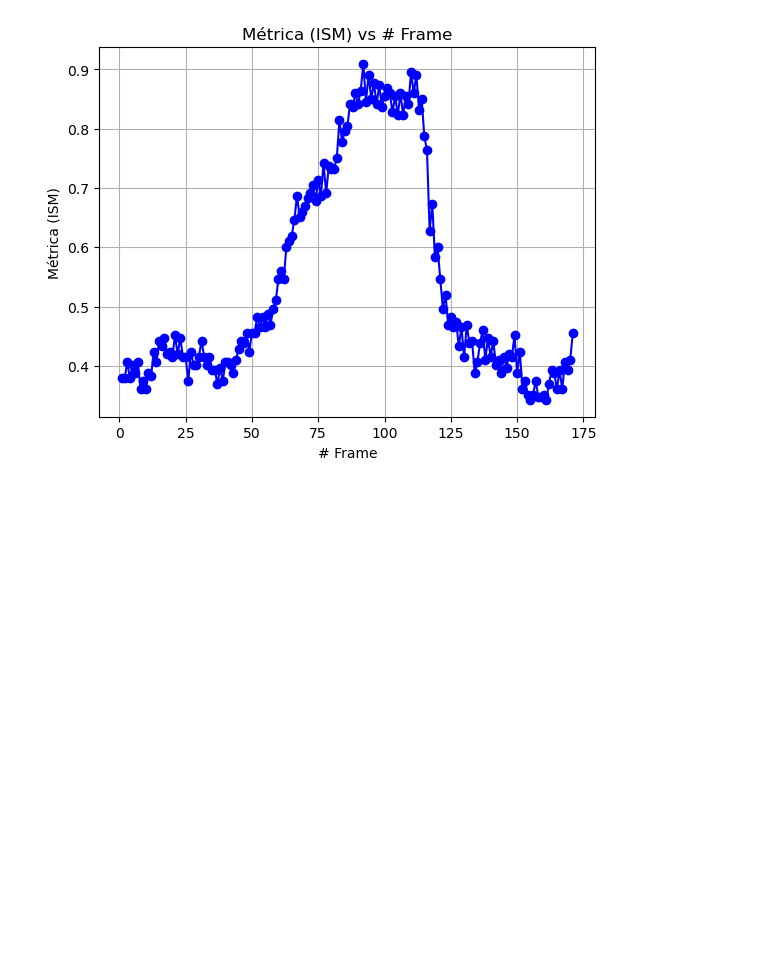
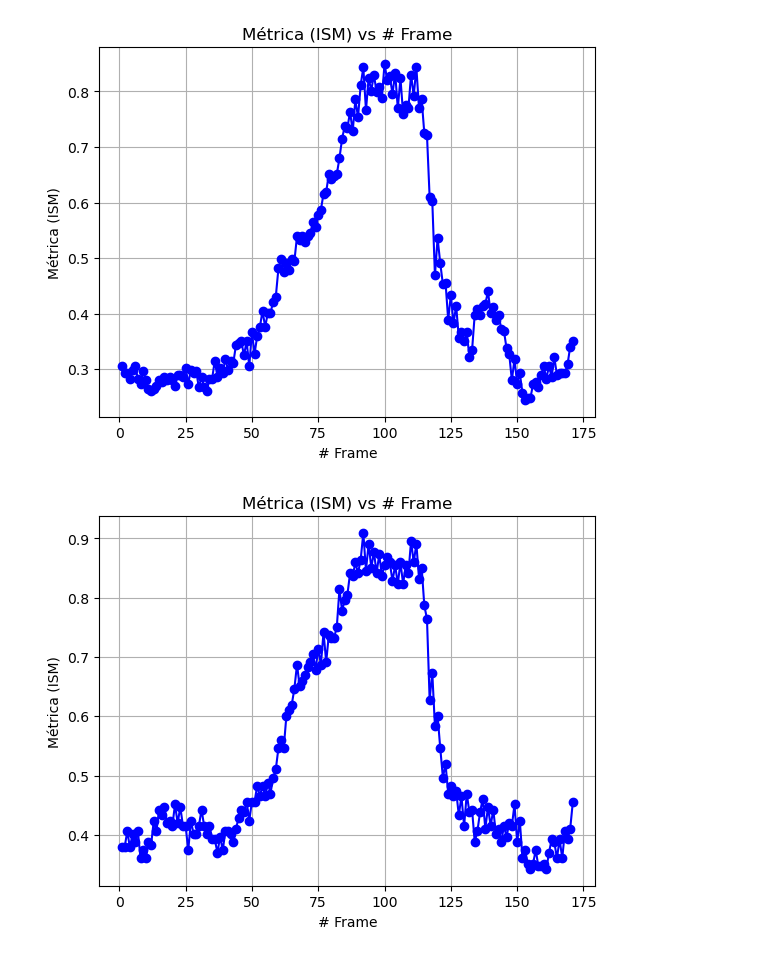
Before and after one commit to diegobra/CEIA_VPC_TP2, a Jupyter notebook: TP2.ipynb, the cells around one changed output. Saved outputs shown, nothing was run; the diff lists cells and outputs as text; code cells hidden in the pictures; blank space fills up the shorter version.

```diff
--- a/TP2.ipynb
+++ b/TP2.ipynb
@@ -221 +238,5 @@ def procesar_video(video_path, matrix=None, roi_area=0.1, debug=False):
+# %%
+procesar_video('focus_video.mov', matrix=(7,5), output_video_path='experimento3_matriz_7x5.mov')
+# %% [output]
+[figure, added]
 # %%
```
Also changed, not shown: parts of 5 cells of this notebook, 9 other files.
